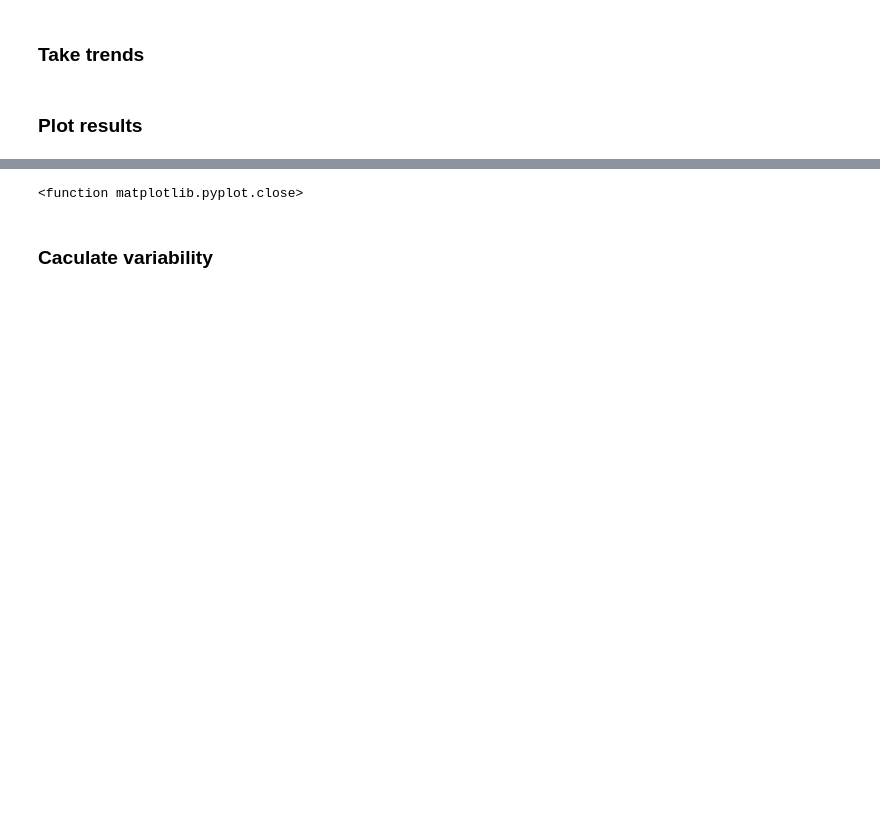
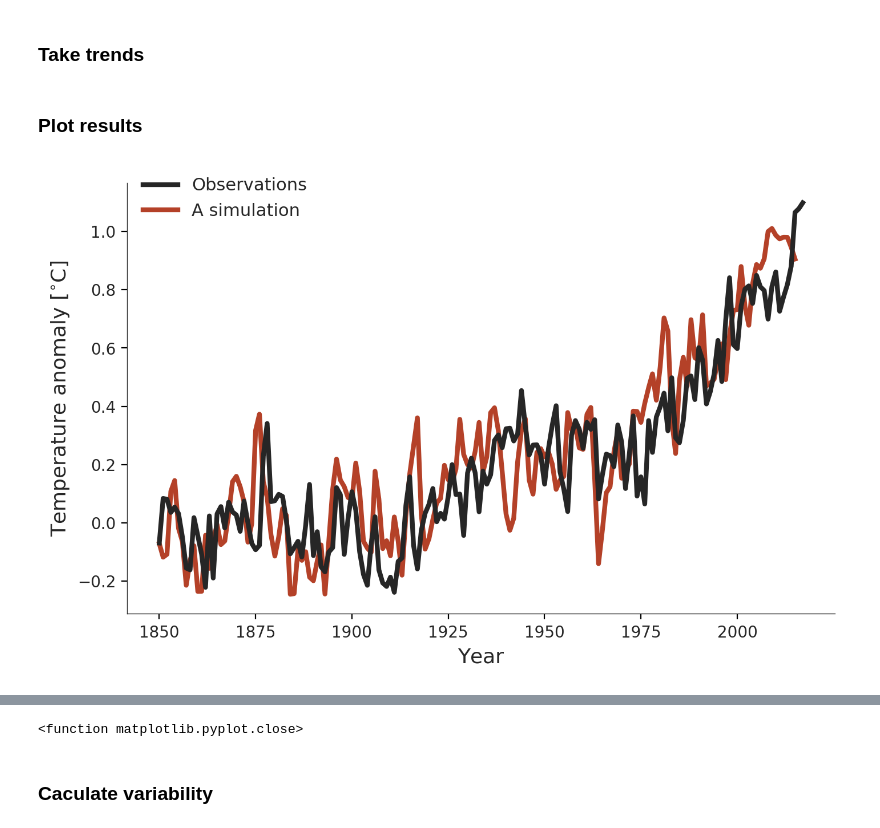
Before and after one commit to thorstenmauritsen/Climate_dynamics_course, a Jupyter notebook: scripts/Chapter5-Variability-GMST.ipynb, the cells around one changed output, grey strips where cells are left out. Cells and saved outputs as stored; diff of their text form; code cells hidden in the pictures; blank space fills up the shorter version.

```diff
--- a/scripts/Chapter5-Variability-GMST.ipynb
+++ b/scripts/Chapter5-Variability-GMST.ipynb
@@ -80 +91,67 @@ T      -= np.mean(T[1900-1850:1950-1850])
+# %%
+fig, ax = plt.subplots(figsize=(8,5),dpi=200)
+### ACTUAL HEAT CONTENT IN RED
+hdls = ax.plot(year, T, '-',color=almost_black,alpha=1.0,lw=3,zorder=2,label="Observations")
+
+
+# hdls += ax.plot(year, lower, '-',color=almost_black,alpha=1.0,lw=1)
+# ax.plot(year, upper, '-',color=almost_black,alpha=1.0,lw=1)
+
+####
+hdls += ax.plot(year_ens, T_ens[:,2], '-',color=dred,alpha=1.0,lw=3,zorder=1,label="A simulation")
+
+
+#hdls += ax.plot(year_ens, T_ens, '-',color=col_h,alpha=1.0,lw=3,zorder=0,label="Large Ensemble")
+#hdls += ax.plot(years_l, trd_l*years_l + y_l, '-',color=col_l,alpha=1.0,lw=3)
+
+
+ax.set_ylabel('Temperature anomaly [$^{\circ}$C]',fontsize=13)
+ax.set_xlabel('Year',fontsize=13)
+ax.set_xticks((1850,1875,1900,1925,1950,1975,2000))
+
+spines_to_remove        = ['top', 'right']
+for spine in spines_to_remove:
+    ax.spines[spine].set_visible(False)
+
+
+# ax2.spines['top'].set_visible(False)
+ax.yaxis.set_ticks_position('left')
+ax.xaxis.set_ticks_position('bottom')
+
+spines_to_keep = [ 'bottom', 'left']
+for spine in spines_to_keep:
+    ax.spines[spine].set_linewidth(0.5)
+    ax.spines[spine].set_color(almost_black)
+
+
+    # plt.tight_layout()
+    # plt.savefig('State_dependence_framework.eps', format='eps')
+    # plt.close()
+#hdls[0].set_markerfacecolor('black')
+
+handles, labels = ax.get_legend_handles_labels()
+
+by_label = OrderedDict(zip(labels, handles))
+
+leg = ax.legend(by_label.values(), by_label.keys(),frameon=False,
+                 fontsize=11, loc='upper left',  bbox_to_anchor=(0., 1.05),)
+# leg.get_frame().set_facecolor('white')
+# leg.get_frame().set_edgecolor('white')
+
+# Change the legend label colors to almost black, too
+texts = leg.texts
+for t in texts:
+    t.set_color(almost_black)
+
+[i.set_color(almost_black) for i in ax.get_xticklabels() + ax.get_yticklabels() + [ax.xaxis.label,] + [ax.yaxis.label,]]
+
+# ax2.spines['right'].set_position(('outward', 15))
+# ax2.spines['right'].set_smart_bounds(True)
+
+#plt.tight_layout()
+plt.savefig('../plots/Variability01.pdf',bbox_inchdes='tight',transparent=True)
+plt.show()
+#plt.pause(0.01)
+# %% [output]
+[figure, added]
 # %%
```
Also changed, not shown: parts of 5 cells of this notebook, 4 other files.
